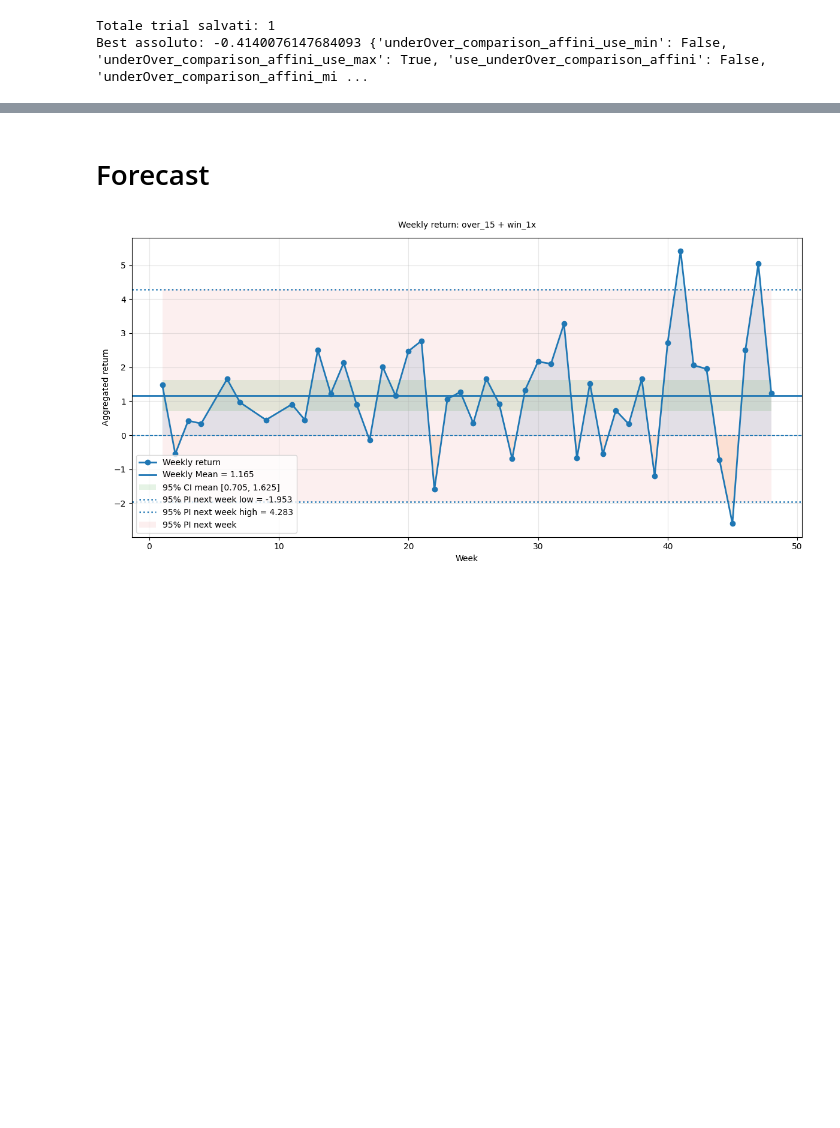
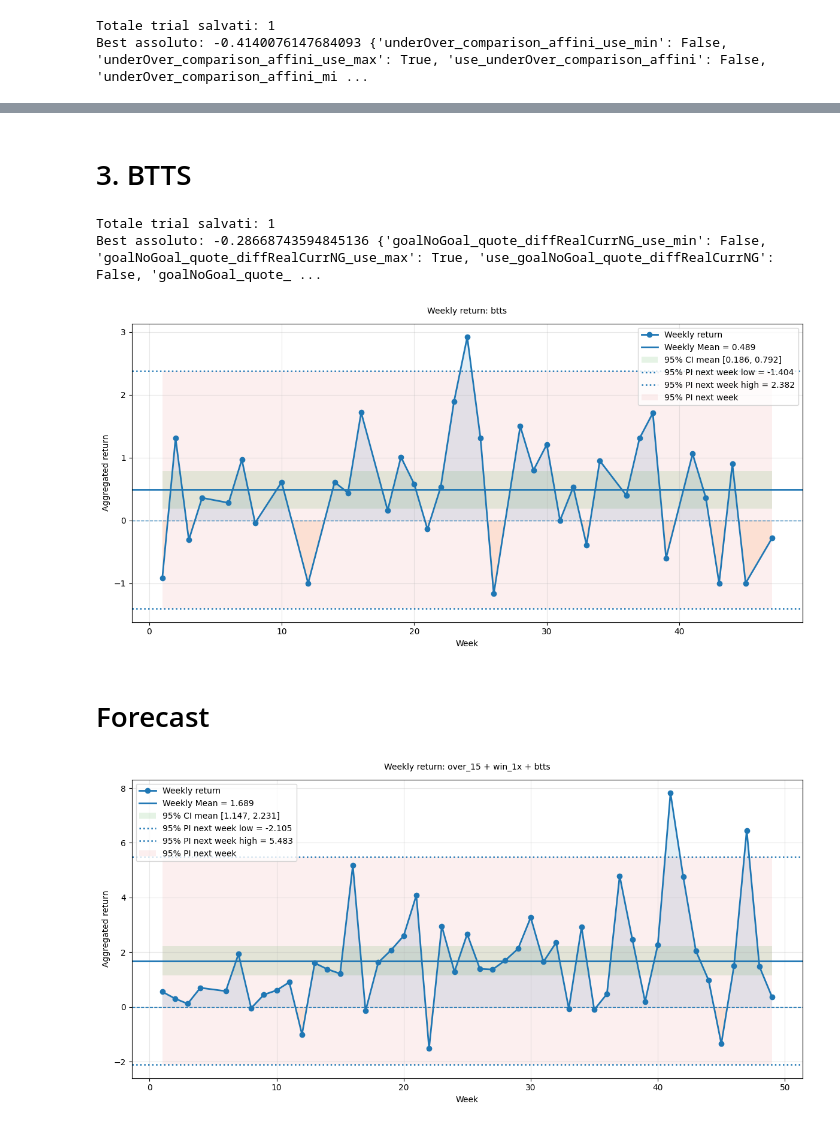
Before and after one commit to NickOLeeney/bet-master-analytics, a Jupyter notebook: src/strategies/optuna_model_analysis.ipynb, the cells around one changed output, grey strips where cells are left out. Drawn from its saved outputs; the diff is of its cells as text; code cells hidden in the pictures; blank space fills up the shorter version.

```diff
--- a/src/strategies/optuna_model_analysis.ipynb
+++ b/src/strategies/optuna_model_analysis.ipynb
@@ -144,3 +144,64 @@ strategy_dict[target_col] = {"df_filtered": df_filtered, "weekly_return": weekly
+# %% [markdown]
+# 3. BTTS
+# %%
+target_col = "btts"
+
+STUDY_NAME = f"{target_col}_aggregated_study"
+
+study = optuna.load_study(
+    study_name=STUDY_NAME,
+    storage="sqlite:///../../data/output/optuna_model/aggregated_study.db",
+)
+
+print("Totale trial salvati:", len(study.trials))
+print("Best assoluto:", study.best_trial.value, study.best_trial.params)
+
+top_trials = sorted(study.trials, key=lambda t: -t.value)
+# %% [output]
+Totale trial salvati: 1
+Best assoluto: -0.28668743594845136 {'goalNoGoal_quote_diffRealCurrNG_use_min': False, 'goalNoGoal_quote_diffRealCurrNG_use_max': True, 'use_goalNoGoal_quote_diffRealCurrNG': False, 'goalNoGoal_quote_ ...
+# %%
+# Choose best trial
+best_trial = top_trials[0]
+feature_bins_map = best_trial.user_attrs["feature_bins_map"]
+params_dict = best_trial.user_attrs["params_dict"]
+
+# Bet setup
+target_col = "btts"
+odds_col: str = "goalNoGoal_quote_currentGG"
+
+# Load data
+df_loaded = get_btts_table()
+df_loaded = df_loaded.sort_values('time').reset_index(drop=True)
+df = df_loaded.copy()
+
+# Feature Engineering
+
+
+# Feature Engineering
+df["return"] = df.apply(lambda x: get_return(strategy=x[target_col], odds=x[odds_col]), axis=1).copy()
+df["week"] = add_week_column(df)
+df["strategy"] = target_col
+
+# Create the test binned dataframe
+df_binned = df.copy()
+
+for feat, step in feature_bins_map.items():
+    df_binned[feat] = [round_to_step(x, step) for x in df_binned[feat]]
+
+    if isinstance(step, int):
+        df_binned[feat] = df_binned[feat].astype("Int64")
+
+df_binned = df_binned.sort_values(by="time", ascending=False)
+
+mask = get_mask(df_binned, best_trial.user_attrs["params_dict"])
+
+df_filtered = df_binned[mask]
+
+weekly_return, stats = analyze_strategies(df_filtered, strategies=[target_col], print_pi=True)
+strategy_dict[target_col] = {"df_filtered": df_filtered, "weekly_return": weekly_return, "settings": {"feature_bins_map": feature_bins_map, "params_dict": params_dict}}
+# %% [output]
+[figure, added]
 # %% [markdown]
 # Forecast
 # %%
@@ -155,7 +216,7 @@ df_final = df_final.reset_index(drop=True)
 
 weekly_return, stats = analyze_strategies(df_final, strategies=strategy_dict.keys(), print_pi=True)
 # %% [output]
-[figure, old version]
+[figure, new version]
 # %%
 df_final = df_final.rename(columns={"team_league": "league"})
 # %%
```
Also changed, not shown: parts of 7 cells of this notebook, 11 other files.
